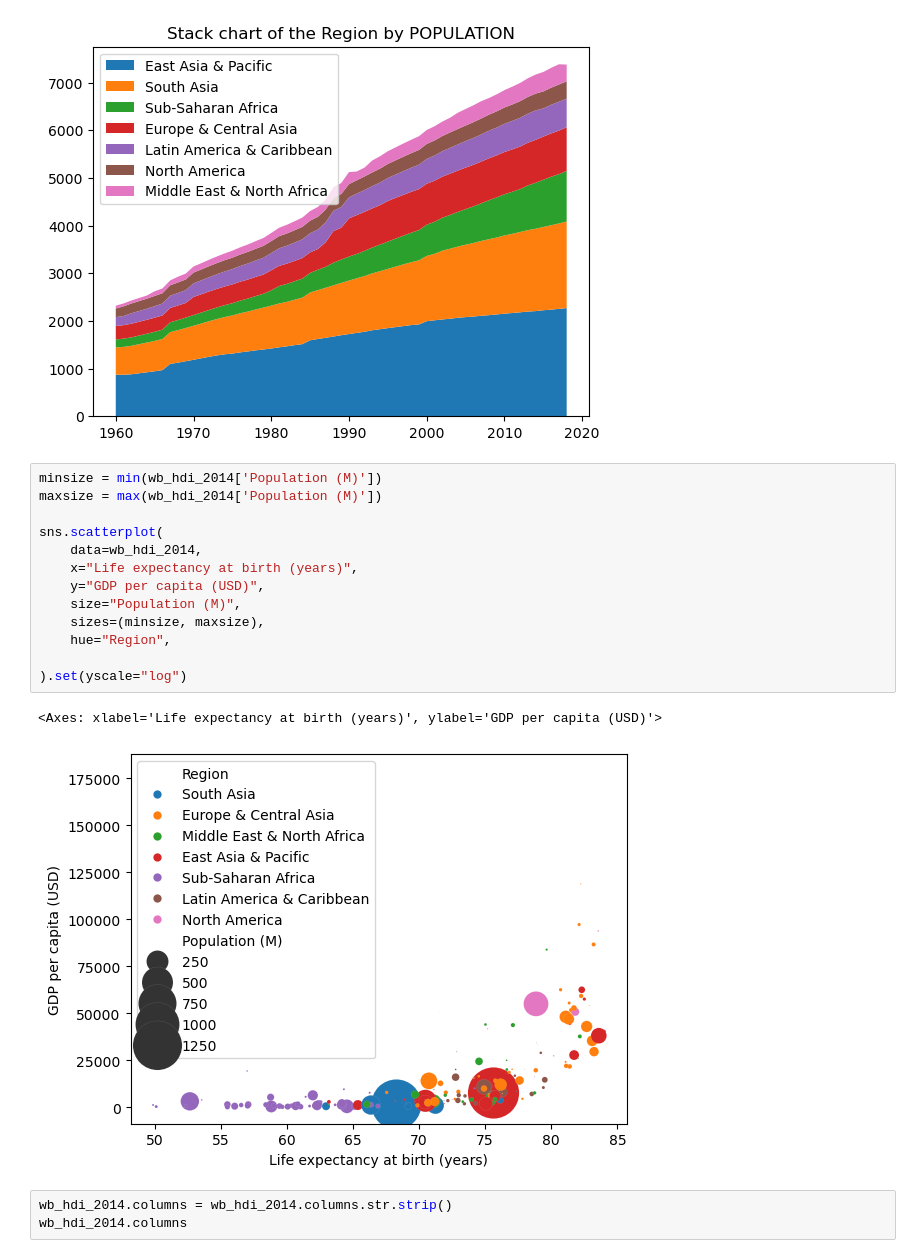
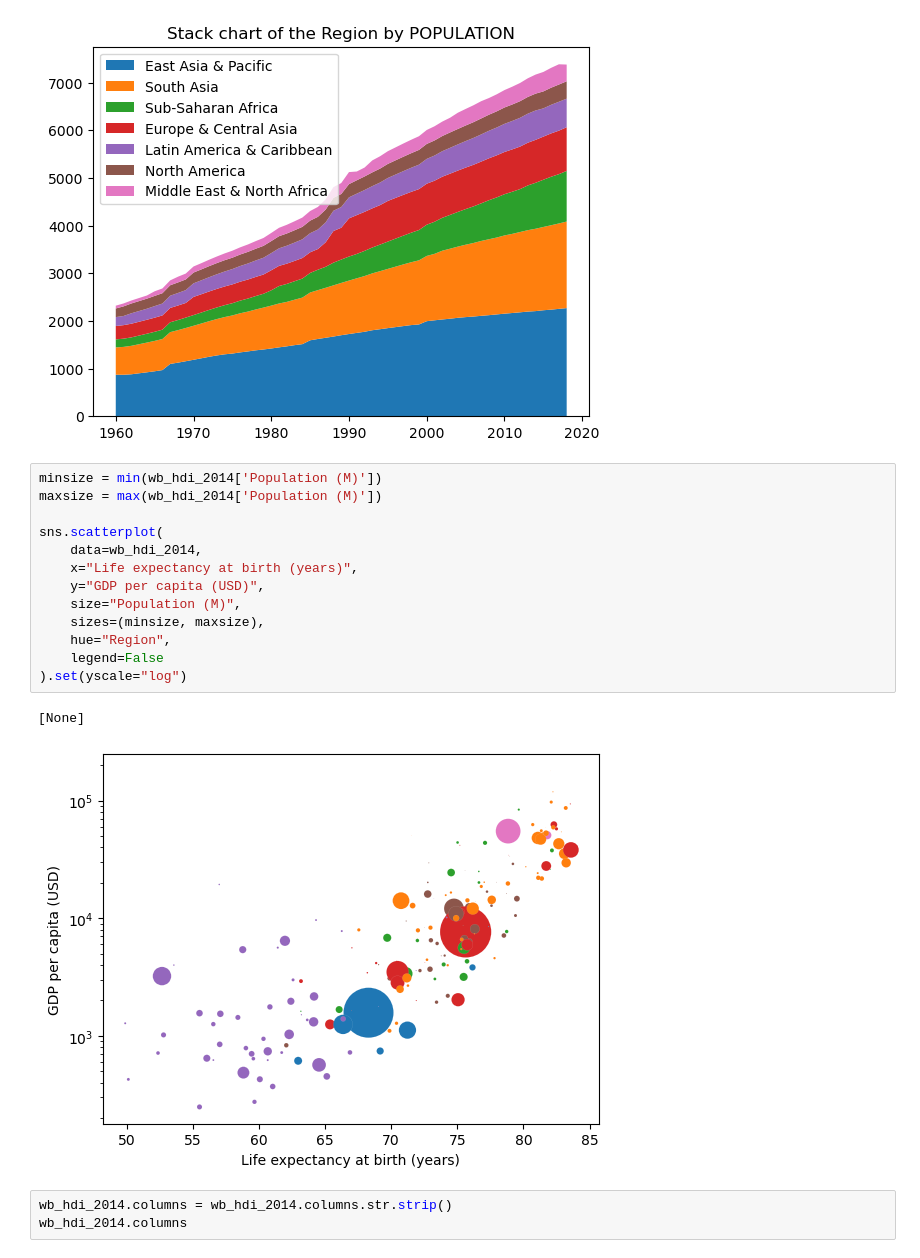
Before and after one commit to bielng/world-economic-report-Dashboard, a Jupyter notebook: main.ipynb, the cells around one changed output. Cells and saved outputs as stored; diff of their text form.

```diff
--- a/main.ipynb
+++ b/main.ipynb
@@ -296,19 +296,19 @@ plt.show()
 # %%
 minsize = min(wb_hdi_2014['Population (M)'])
 maxsize = max(wb_hdi_2014['Population (M)'])
 
 sns.scatterplot(
     data=wb_hdi_2014,
     x="Life expectancy at birth (years)",
     y="GDP per capita (USD)",
     size="Population (M)",
     sizes=(minsize, maxsize),
     hue="Region",
-
+    legend=False
 ).set(yscale="log")
 # %% [output]
-<Axes: xlabel='Life expectancy at birth (years)', ylabel='GDP per capita (USD)'>
+[None]
-[figure, old version]
+[figure, new version]
 # %%
 wb_hdi_2014.columns = wb_hdi_2014.columns.str.strip()
 wb_hdi_2014.columns
```
Also changed, not shown: parts of 3 cells of this notebook.
